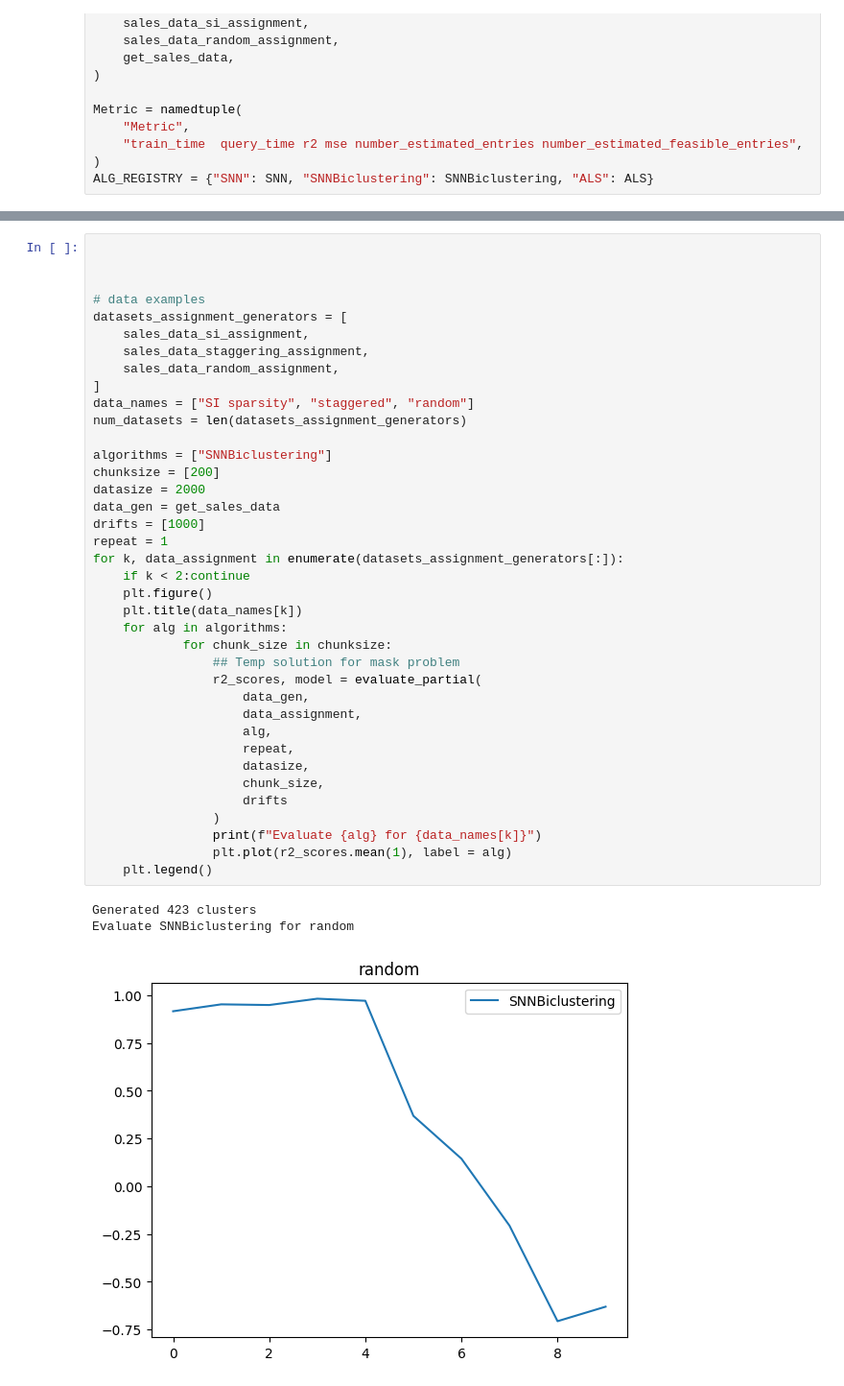
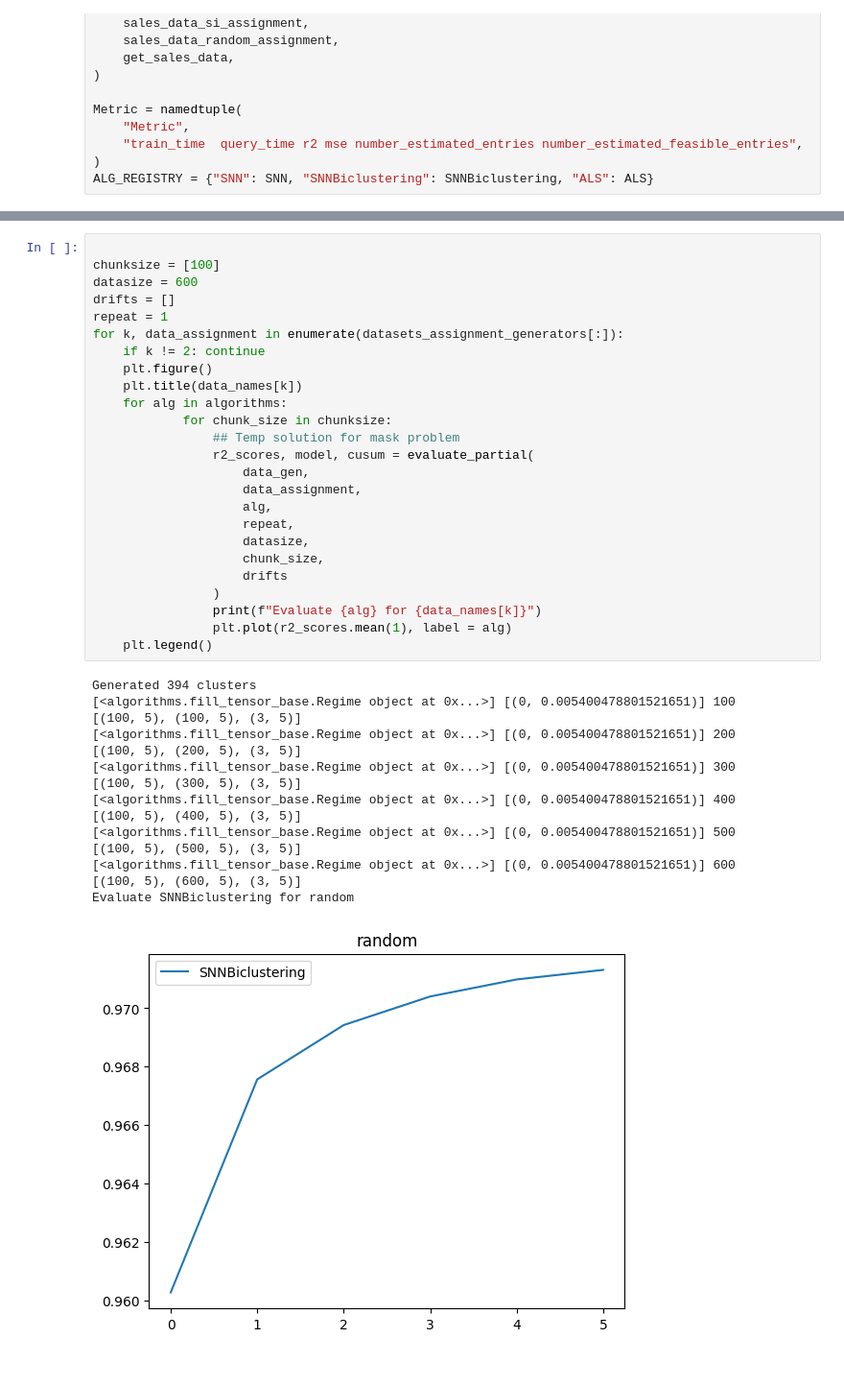
Before and after one commit to AbdullahO/What-If, a Jupyter notebook: eval_drift.ipynb, the cells around one changed output, grey strips where cells are left out. Shown: that part at 96% size. Saved outputs shown, nothing was run; the diff lists cells and outputs as text.

Commit message:
add multi-regime support (#23)
* add multi-regime support

* update test str

Co-authored-by: Abdullah <abdullah.o.alomar@gmail.com>

```diff
--- a/eval_drift.ipynb
+++ b/eval_drift.ipynb
@@ -93,42 +164,41 @@ def evaluate_partial(
 # %%
 
-
-
-# data examples
-datasets_assignment_generators = [
-    sales_data_si_assignment,
-    sales_data_staggering_assignment,
-    sales_data_random_assignment,
-]
-data_names = ["SI sparsity", "staggered", "random"]
-num_datasets = len(datasets_assignment_generators)
-
-algorithms = ["SNNBiclustering"]
-chunksize = [200]
-datasize = 2000
-data_gen = get_sales_data
-drifts = [1000]
+chunksize = [100]
+datasize = 600
+drifts = []
 repeat = 1
 for k, data_assignment in enumerate(datasets_assignment_generators[:]):
-    if k < 2:continue
+    if k != 2: continue
     plt.figure()
     plt.title(data_names[k])
     for alg in algorithms:
             for chunk_size in chunksize:
                 ## Temp solution for mask problem
-                r2_scores, model = evaluate_partial(
+                r2_scores, model, cusum = evaluate_partial(
                     data_gen,
                     data_assignment,
                     alg,
                     repeat,
                     datasize,
                     chunk_size,
                     drifts
                 )
                 print(f"Evaluate {alg} for {data_names[k]}")
                 plt.plot(r2_scores.mean(1), label = alg)
     plt.legend()
 # %% [output]
-Generated 423 clusters
+Generated 394 clusters
+[<algorithms.fill_tensor_base.Regime object at 0x...>] [(0, 0.005400478801521651)] 100
+[(100, 5), (100, 5), (3, 5)]
+[<algorithms.fill_tensor_base.Regime object at 0x...>] [(0, 0.005400478801521651)] 200
+[(100, 5), (200, 5), (3, 5)]
+[<algorithms.fill_tensor_base.Regime object at 0x...>] [(0, 0.005400478801521651)] 300
+[(100, 5), (300, 5), (3, 5)]
+[<algorithms.fill_tensor_base.Regime object at 0x...>] [(0, 0.005400478801521651)] 400
+[(100, 5), (400, 5), (3, 5)]
+[<algorithms.fill_tensor_base.Regime object at 0x...>] [(0, 0.005400478801521651)] 500
+[(100, 5), (500, 5), (3, 5)]
+[<algorithms.fill_tensor_base.Regime object at 0x...>] [(0, 0.005400478801521651)] 600
+[(100, 5), (600, 5), (3, 5)]
 Evaluate SNNBiclustering for random
-[figure, old version]
+[figure, new version]
```
Also changed, not shown: parts of 16 cells of this notebook, 9 other files.
